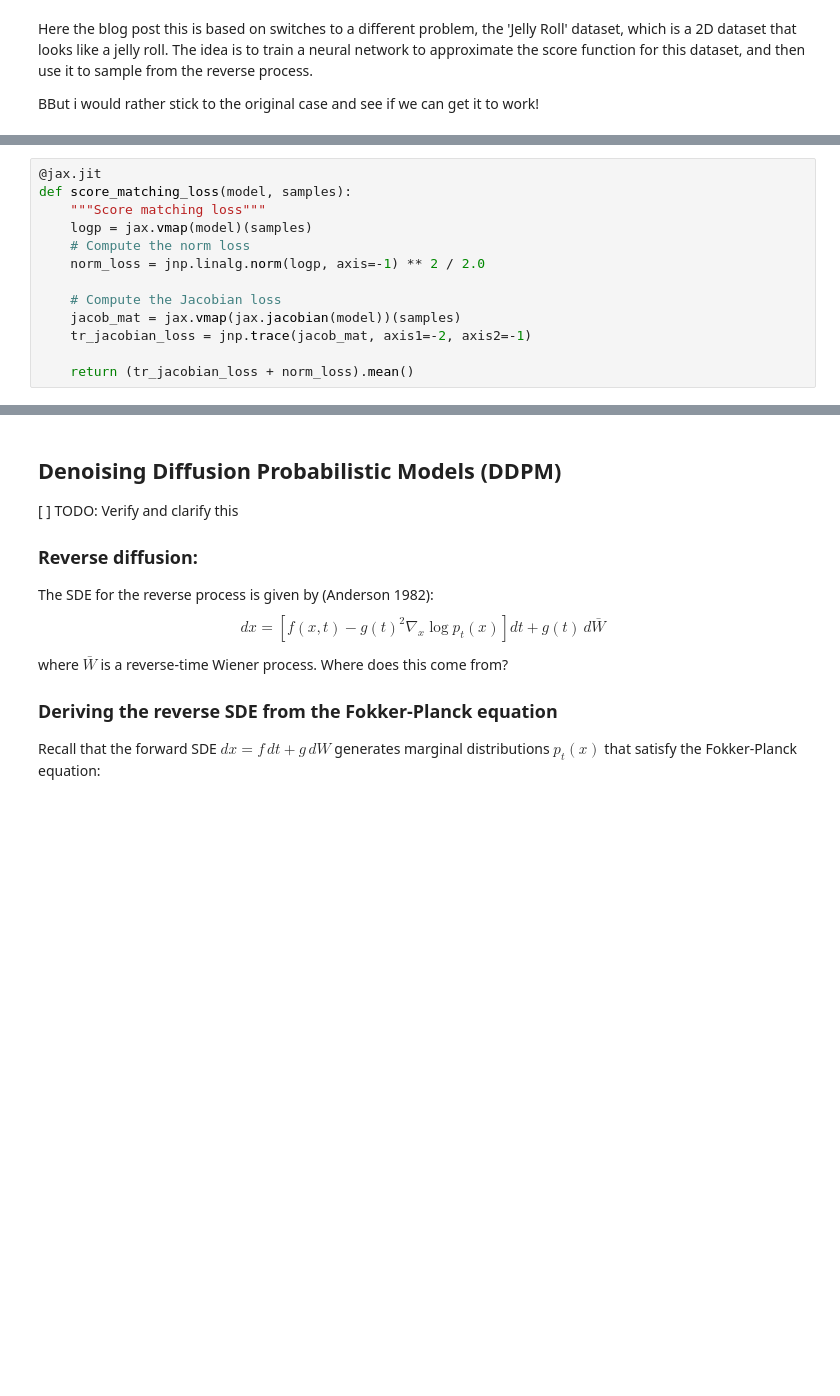
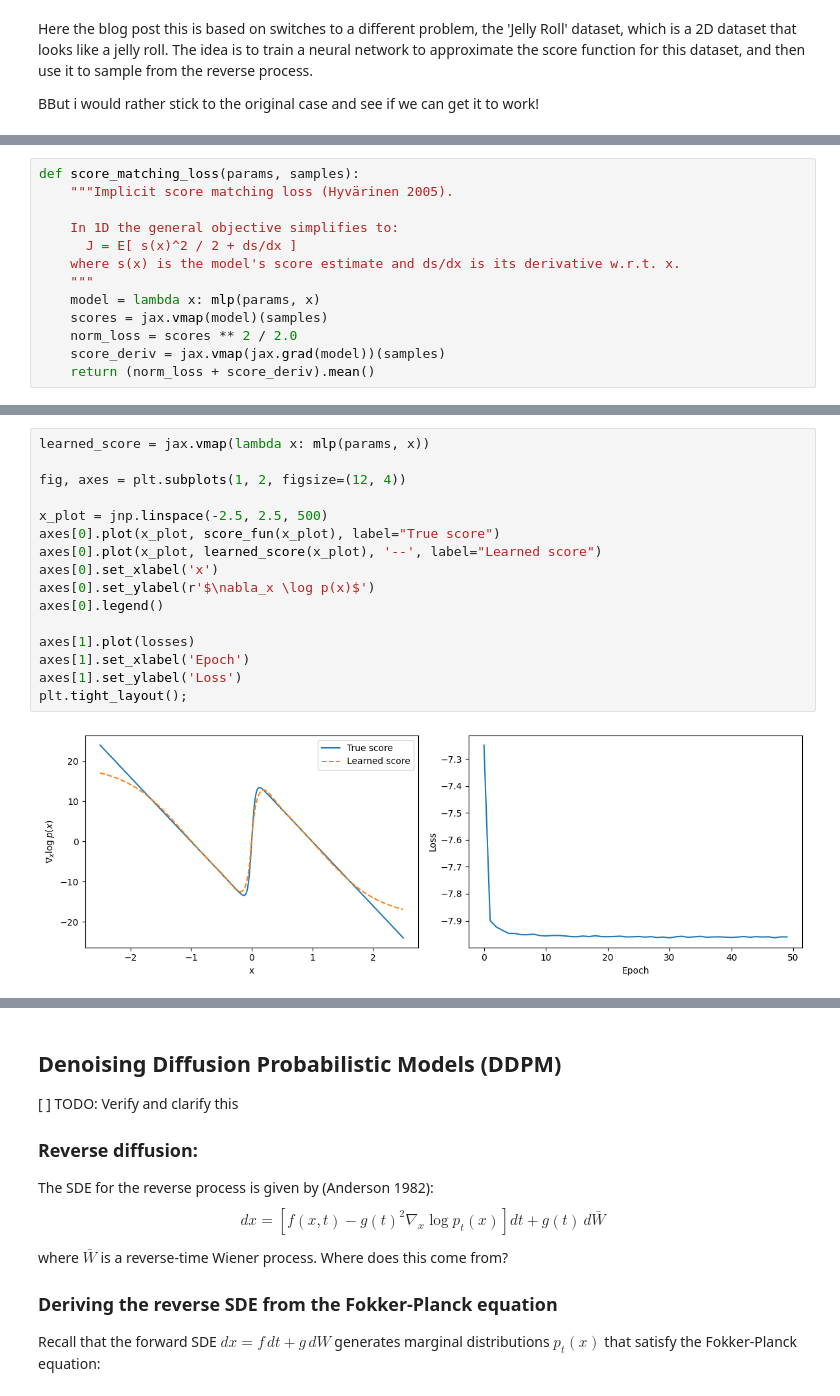
Before and after one commit to DrEntropy/SimpleDiffusion, a Jupyter notebook: diffusion_demo.ipynb, the cells around one changed output, grey strips where cells are left out. Drawn from its saved outputs; the diff is of its cells as text; blank space fills up the shorter version.

Commit message:
score matching added

```diff
--- a/diffusion_demo.ipynb
+++ b/diffusion_demo.ipynb
@@ -225,13 +243,13 @@ BBut i would rather stick to the original case and see if we can get it to work!
 # %%
-@jax.jit
-def score_matching_loss(model, samples):
-    """Score matching loss"""
-    logp = jax.vmap(model)(samples)
-    # Compute the norm loss
-    norm_loss = jnp.linalg.norm(logp, axis=-1) ** 2 / 2.0
+def score_matching_loss(params, samples):
+    """Implicit score matching loss (Hyvärinen 2005).
 
-    # Compute the Jacobian loss
-    jacob_mat = jax.vmap(jax.jacobian(model))(samples)
-    tr_jacobian_loss = jnp.trace(jacob_mat, axis1=-2, axis2=-1)
-
-    return (tr_jacobian_loss + norm_loss).mean()
+    In 1D the general objective simplifies to:
+      J = E[ s(x)^2 / 2 + ds/dx ]
+    where s(x) is the model's score estimate and ds/dx is its derivative w.r.t. x.
+    """
+    model = lambda x: mlp(params, x)
+    scores = jax.vmap(model)(samples)
+    norm_loss = scores ** 2 / 2.0
+    score_deriv = jax.vmap(jax.grad(model))(samples)
+    return (norm_loss + score_deriv).mean()
@@ -237,0 +302,18 @@ def score_matching_loss(model, samples):
+# %%
+learned_score = jax.vmap(lambda x: mlp(params, x))
+
+fig, axes = plt.subplots(1, 2, figsize=(12, 4))
+
+x_plot = jnp.linspace(-2.5, 2.5, 500)
+axes[0].plot(x_plot, score_fun(x_plot), label="True score")
+axes[0].plot(x_plot, learned_score(x_plot), '--', label="Learned score")
+axes[0].set_xlabel('x')
+axes[0].set_ylabel(r'$\nabla_x \log p(x)$')
+axes[0].legend()
+
+axes[1].plot(losses)
+axes[1].set_xlabel('Epoch')
+axes[1].set_ylabel('Loss')
+plt.tight_layout();
+# %% [output]
+[figure, added]
```
Also changed, not shown: parts of 4 cells of this notebook, 2 other files.
